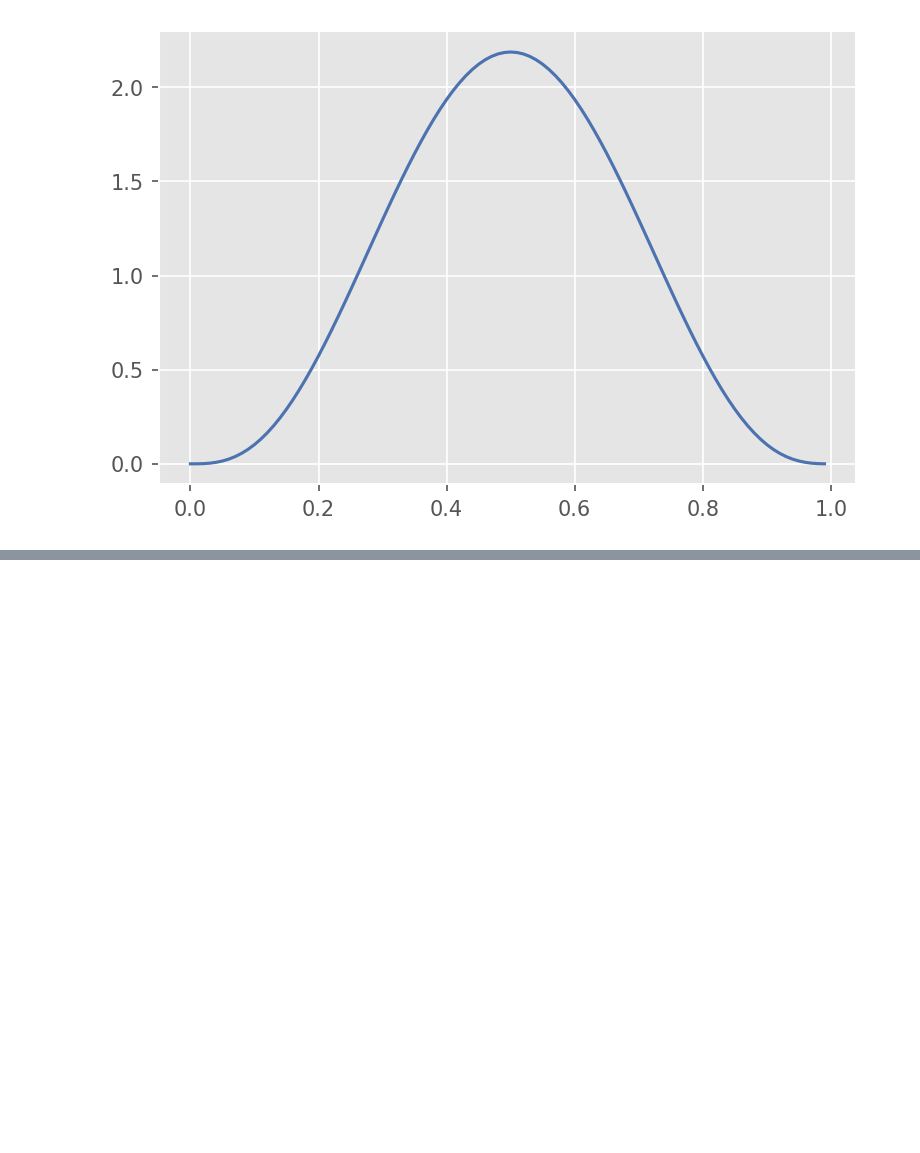
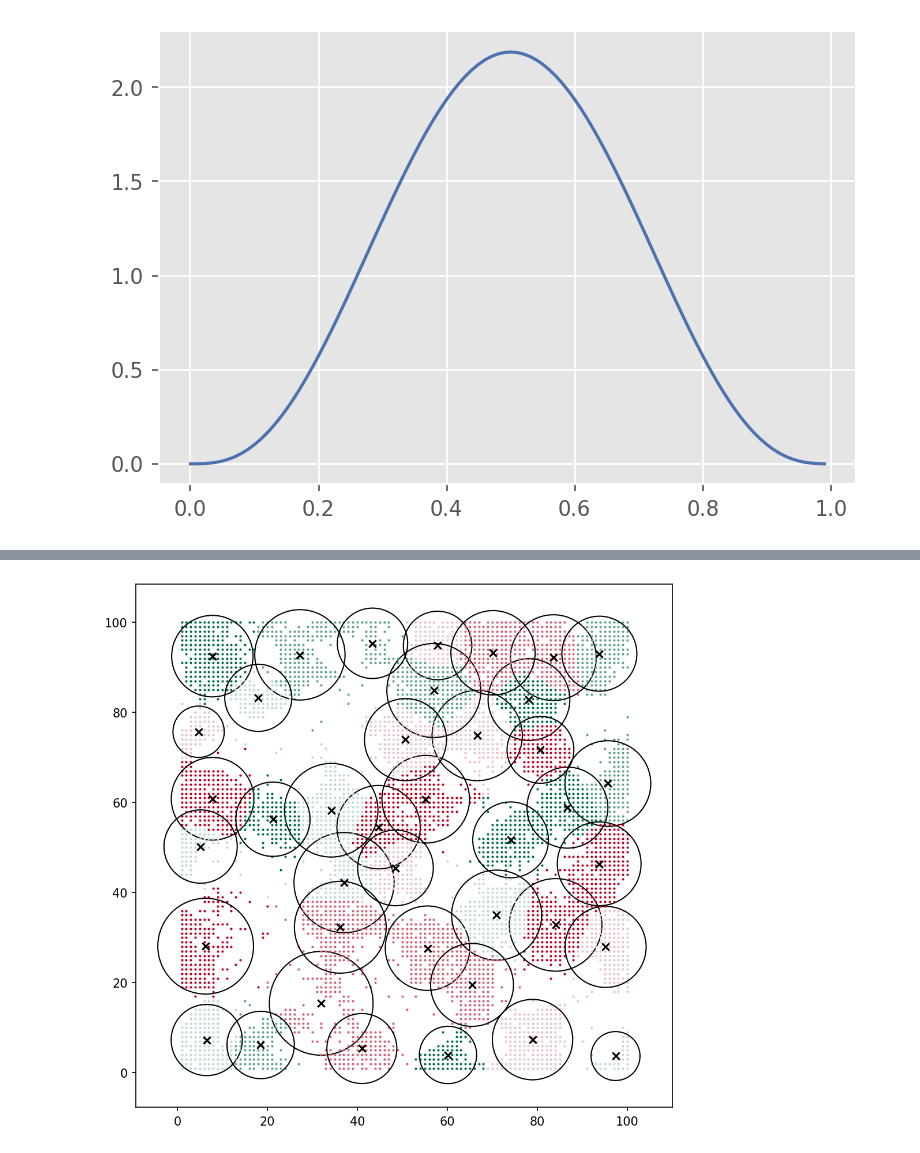
Before and after one commit to lquante/social_agent_based_modelling, a Jupyter notebook: notebooks/AdvancedAvantgardeModel.ipynb, the cells around one changed output, grey strips where cells are left out. Cells and saved outputs as stored; diff of their text form; code cells hidden in the pictures; blank space fills up the shorter version.

```diff
--- a/notebooks/AdvancedAvantgardeModel.ipynb
+++ b/notebooks/AdvancedAvantgardeModel.ipynb
@@ -636,0 +693,21 @@ SyntaxError: invalid syntax (Temp/ipykernel_6620/3839055324.py, line 3)
+# %%
+from sklearn.mixture import GaussianMixture
+
+gm = GaussianMixture(n_components=40, random_state=0,
+                    covariance_type='spherical').fit(data)
+labels = gm.predict(data)
+
+fig = plt.figure(figsize=(8, 8))
+
+for i in range(40):
+    bunch = data[labels == i]
+    plt.scatter(bunch["x"], bunch["y"], s=1)
+    plt.scatter(gm.means_[i][0], gm.means_[i][1], marker='x', color='black')
+    sigma = np.sqrt(gm.covariances_[i])
+    circle = plt.Circle(gm.means_[i], 2*sigma, color='black', fill=False)
+    fig.gca().add_patch(circle)
+
+plt.axis('equal')
+plt.show()
+# %% [output]
+[figure, added]
```
Also changed, not shown: parts of 14 cells of this notebook.
